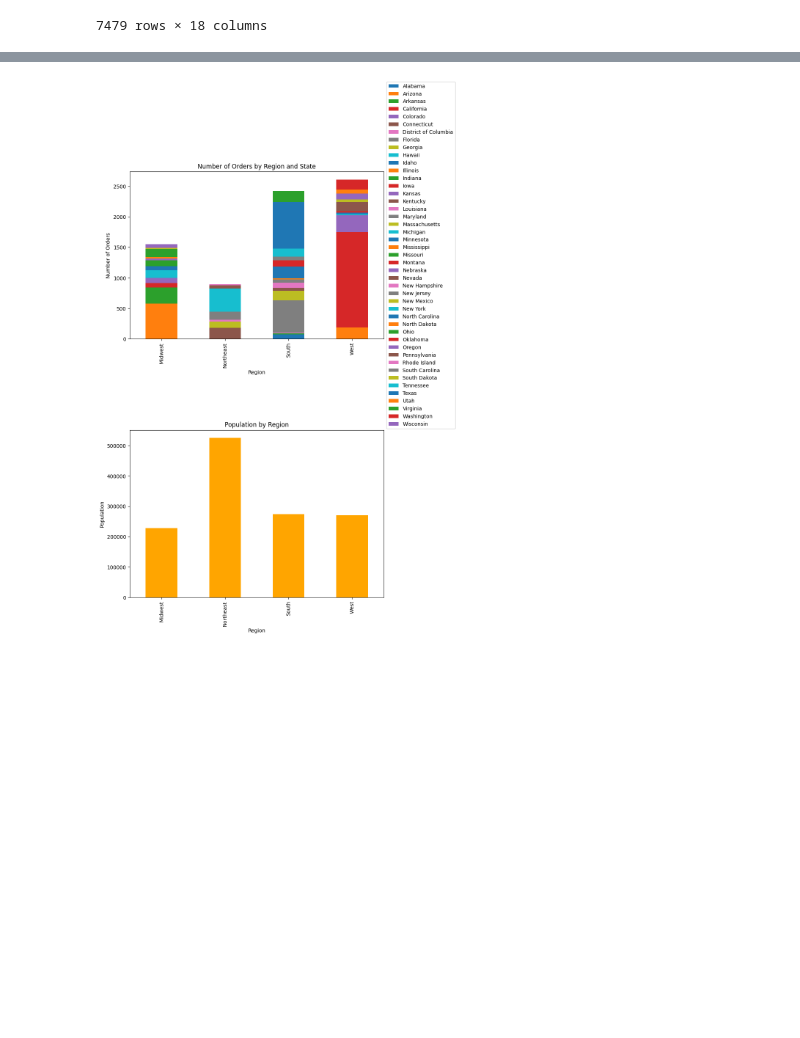
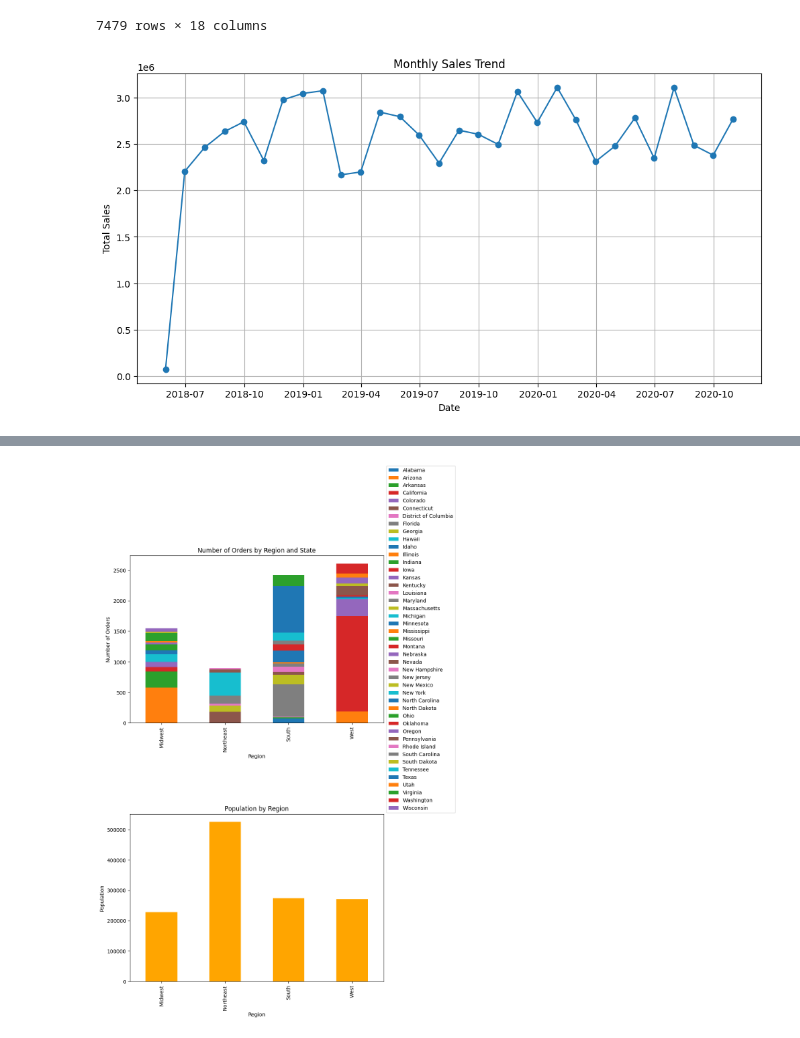
Before and after one commit to NSinha025/ZDS-Mock-Project, a Jupyter notebook: Sales_Order_Sheet_X_Store_Locations_Sheet.ipynb, the cells around one changed output, grey strips where cells are left out. Cells and saved outputs as stored; diff of their text form; code cells hidden in the pictures; blank space fills up the shorter version.

```diff
--- a/Sales_Order_Sheet_X_Store_Locations_Sheet.ipynb
+++ b/Sales_Order_Sheet_X_Store_Locations_Sheet.ipynb
@@ -256,3 +227,21 @@ loc_en_dataset6
 | 7477 | SO - 0007584 | In-Store | 2020-06-18 | 2020-10-31 | 2020-11-08 | 2020-11-11 | 5.0 | ... |
 | 7478 | SO - 0007585 | In-Store | 2020-06-18 | 2020-10-31 | 2020-11-23 | 2020-11-28 | 6.0 | ... |
 7479 rows × 18 columns
+# %%
+loc_en_dataset6['OrderDate'] = pd.to_datetime(loc_en_dataset6['OrderDate'])
+
+# Set 'OrderDate' as the index
+loc_en_dataset6.set_index('OrderDate', inplace=True)
+
+# Resample the data by month and plot the sales trend
+monthly_sales = loc_en_dataset6['Total Price'].resample('M').sum()
+
+plt.figure(figsize=(12, 6))
+plt.plot(monthly_sales, marker='o', linestyle='-')
+plt.title('Monthly Sales Trend')
+plt.xlabel('Date')
+plt.ylabel('Total Sales')
+plt.grid(True)
+plt.show()
+# %% [output]
+[figure, added]
```
Also changed, not shown: parts of 6 cells of this notebook.
